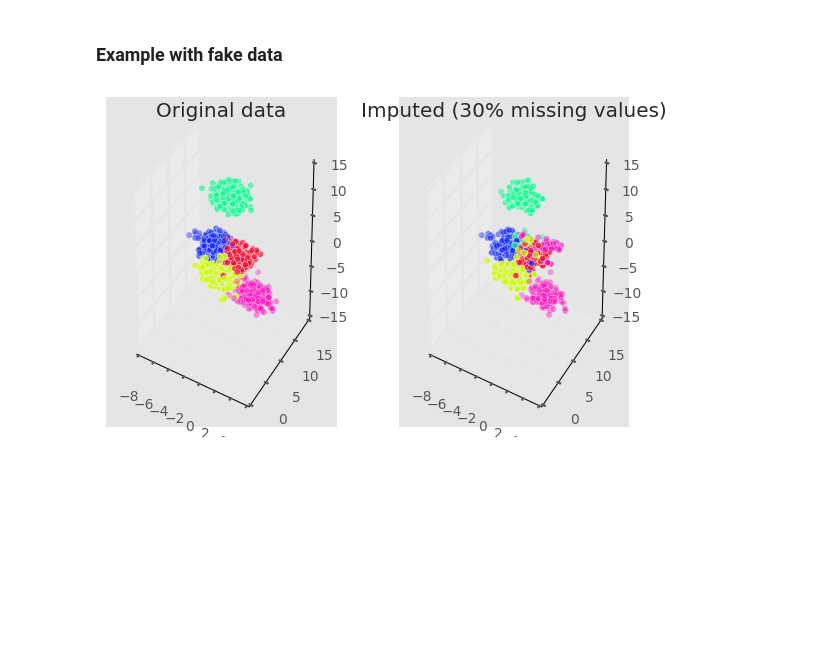
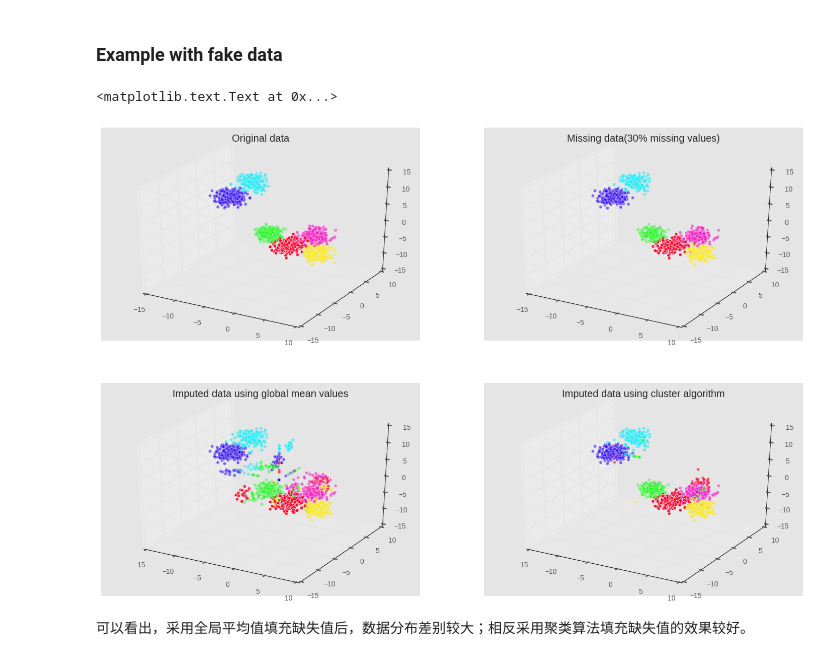
Before and after one commit to a12590/Awesome_Machine_Learning, a Jupyter notebook: Feature_Engineering/Filling up missing data with cluster algorithm.ipynb, the cells around one changed output. Cells and saved outputs as stored; diff of their text form; code cells hidden in the pictures; blank space fills up the shorter version.

Commit message:
Filling up missing data with cluster algorithm

```diff
--- a/Feature_Engineering/Filling up missing data with cluster algorithm.ipynb
+++ b/Feature_Engineering/Filling up missing data with cluster algorithm.ipynb
@@ -37,11 +37,12 @@ def kmeans_missing(X, n_clusters, max_iter=10):
       centroids: An [n_clusters, n_features] array of cluster centroids.
       X_hat: Copy of X with the missing values filled in.
     """
-
     # Initialize missing values to their column means
+    # 非数值型、正无穷和负无穷都认为是缺失数据
     missing = ~np.isfinite(X)
-    mu = np.nanmean(X, 0, keepdims=1)
-    X_hat = np.where(missing, mu, X)
+    mu = np.nanmean(X, axis=0, keepdims=1)  # 忽略 NaN，计算某一列的平均值
+    X_hat = np.where(missing, mu, X) # Return elements, either from x or y, depending on condition.
+    X_gm = X_hat.copy()
 
     for i in xrange(max_iter):
         if i > 0:
@@ -68,7 +69,7 @@ def kmeans_missing(X, n_clusters, max_iter=10):
         prev_labels = labels
         prev_centroids = cls.cluster_centers_
 
-    return labels, centroids, X_hat
+    return labels, centroids, X_hat, X_gm
 # %% [markdown]
 ### Example with fake data
 # %%
@@ -83,7 +84,7 @@ from matplotlib import pyplot as plt
 from mpl_toolkits.mplot3d import Axes3D
 
 def make_fake_data(fraction_missing, n_clusters=5, n_samples=1500,
-                   n_features=3, seed=None):
+                   n_features=3, seed=0):
     # complete data
     gen = np.random.RandomState(seed)
     X, true_labels = make_blobs(n_samples, n_features, n_clusters,
@@ -92,18 +93,26 @@ def make_fake_data(fraction_missing, n_clusters=5, n_samples=1500,
     missing = gen.rand(*X.shape) < fraction_missing
     Xm = np.where(missing, np.nan, X)
     return X, true_labels, Xm
-
-
-X, true_labels, Xm = make_fake_data(fraction_missing=0.3, n_clusters=5, seed=0)
-labels, centroids, X_hat = kmeans_missing(Xm, n_clusters=5)
-
-# plot the inferred points, color-coded according to the true cluster labels
-fig, ax = plt.subplots(1, 2, subplot_kw={'projection':'3d', 'aspect':'equal'})
-ax[0].scatter3D(X[:, 0], X[:, 1], X[:, 2], c=true_labels, cmap='gist_rainbow')
-ax[1].scatter3D(X_hat[:, 0], X_hat[:, 1], X_hat[:, 2], c=true_labels,
-                cmap='gist_rainbow')
-ax[0].set_title('Original data')
-ax[1].set_title('Imputed (30% missing values)')
-fig.tight_layout()
-# %% [output]
-[figure, removed]
+# %%
+X, true_labels, Xm = make_fake_data(fraction_missing=0.1, n_clusters=6, seed=10)
+# %%
+labels, centroids, X_hat, X_gm = kmeans_missing(Xm, n_clusters=6)
+# %%
+fig = plt.figure(figsize=(18,12))
+ax = fig.add_subplot(221, projection='3d')
+ax.scatter(X[:, 0], X[:, 1], X[:, 2], c=true_labels, cmap='gist_rainbow')
+ax.set_title('Original data')
+ax = fig.add_subplot(222, projection='3d')
+ax.scatter(Xm[:, 0], Xm[:, 1], Xm[:, 2], c=true_labels, cmap='gist_rainbow')
+ax.set_title('Missing data(30% missing values)')
+ax = fig.add_subplot(223, projection='3d')
+ax.scatter(X_gm[:, 0], X_gm[:, 1], X_gm[:, 2], c=true_labels, cmap='gist_rainbow')
+ax.set_title('Imputed data using global mean values')
+ax = fig.add_subplot(224, projection='3d')
+ax.scatter(X_hat[:, 0], X_hat[:, 1], X_hat[:, 2], c=true_labels, cmap='gist_rainbow')
+ax.set_title('Imputed data using cluster algorithm')
+# %% [output]
+<matplotlib.text.Text at 0x...>
+[figure, added]
+# %% [markdown]
+可以看出，采用全局平均值填充缺失值后，数据分布差别较大；相反采用聚类算法填充缺失值的效果较好。
```
Also changed, not shown: parts of 1 cell of this notebook.
